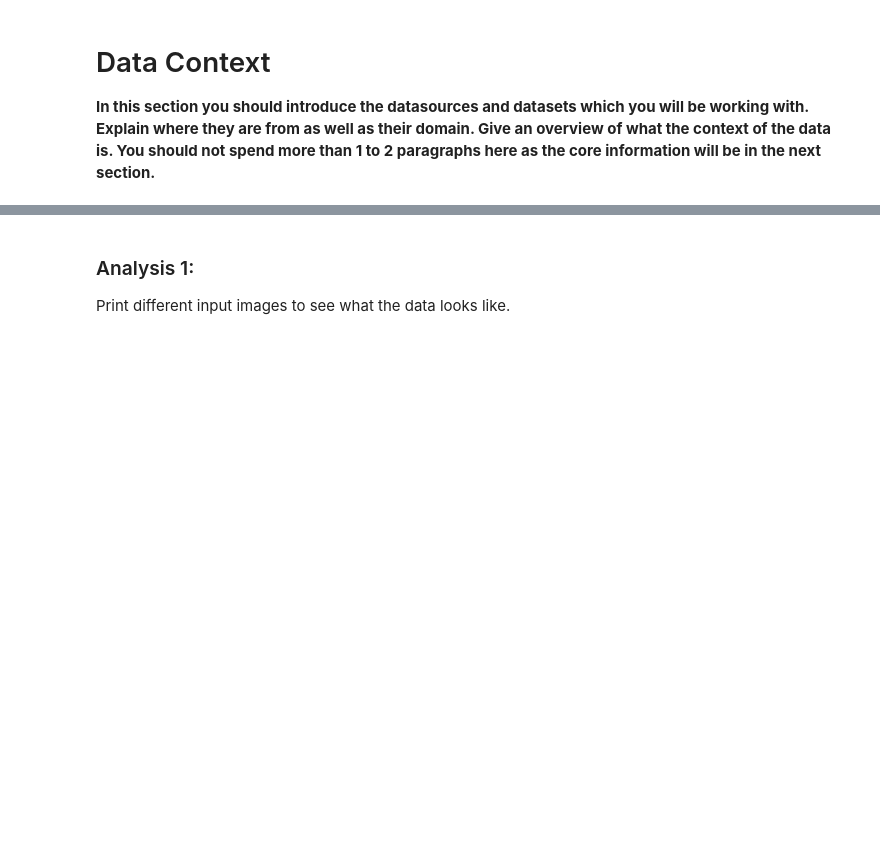
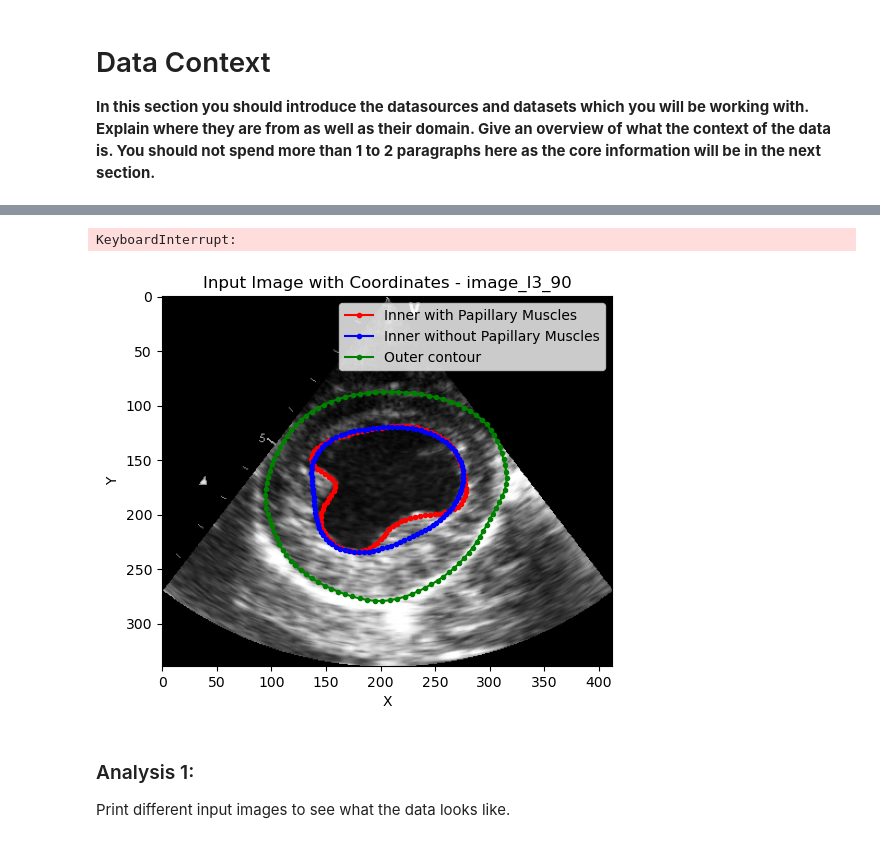
Before and after one commit to cc1528/UniverSeg-eda, a Jupyter notebook: UniverSeg-main/example_data/Exploratory Data Analysis.ipynb, the cells around one changed output, grey strips where cells are left out. Saved outputs shown, nothing was run; the diff lists cells and outputs as text; code cells hidden in the pictures; blank space fills up the shorter version.

```diff
--- a/UniverSeg-main/example_data/Exploratory Data Analysis.ipynb
+++ b/UniverSeg-main/example_data/Exploratory Data Analysis.ipynb
@@ -119,3 +94,33 @@ for filename in os.listdir(input_folder_path):
+# %%
+# Loop over all files in the input folder
+metadata_list = []
+for filename in os.listdir(input_folder_path):
+    if re.match(r"I\d+\.mat", filename):
+        input_file_path = os.path.join(input_folder_path, filename)
+
+        output_file_path = os.path.join(input_folder_path, "O" + filename[1:])  # Matching output file name
+        data = sio.loadmat(input_file_path)
+        I_header = data['I']
+        tframe_data = I_header['tframe'][0][0]
+
+        # Extract the number of the I file
+        file_number = filename[1:-4]
+
+        # Loop over all images in 'dicom' array
+        for j, dicom_data in enumerate(tframe_data['dicom'][0], start=0):
+            imsave('image.png', dicom_data, cmap='gray')
+            # Load the input image
+            input_image_path = 'image.png'
+            input_image = imread(input_image_path)
+            image_height, image_width = input_image.shape[:2]
+
+            # Load the coordinates
+            coordinates_iwp, coordinates_iwop, coordinates_out = load_coordinates(output_file_path, j)
+            plot_image_with_coordinates(input_image, coordinates_iwp, coordinates_iwop, coordinates_out, image_width,
+                                        image_height, output_folder_path, 'image_I' + file_number, j)
+# %% [output]
+KeyboardInterrupt:
+[figure, added]
 # %% [markdown]
 ### Analysis 1:
 Print different input images to see what the data looks like.
```
Also changed, not shown: parts of 24 cells of this notebook.
